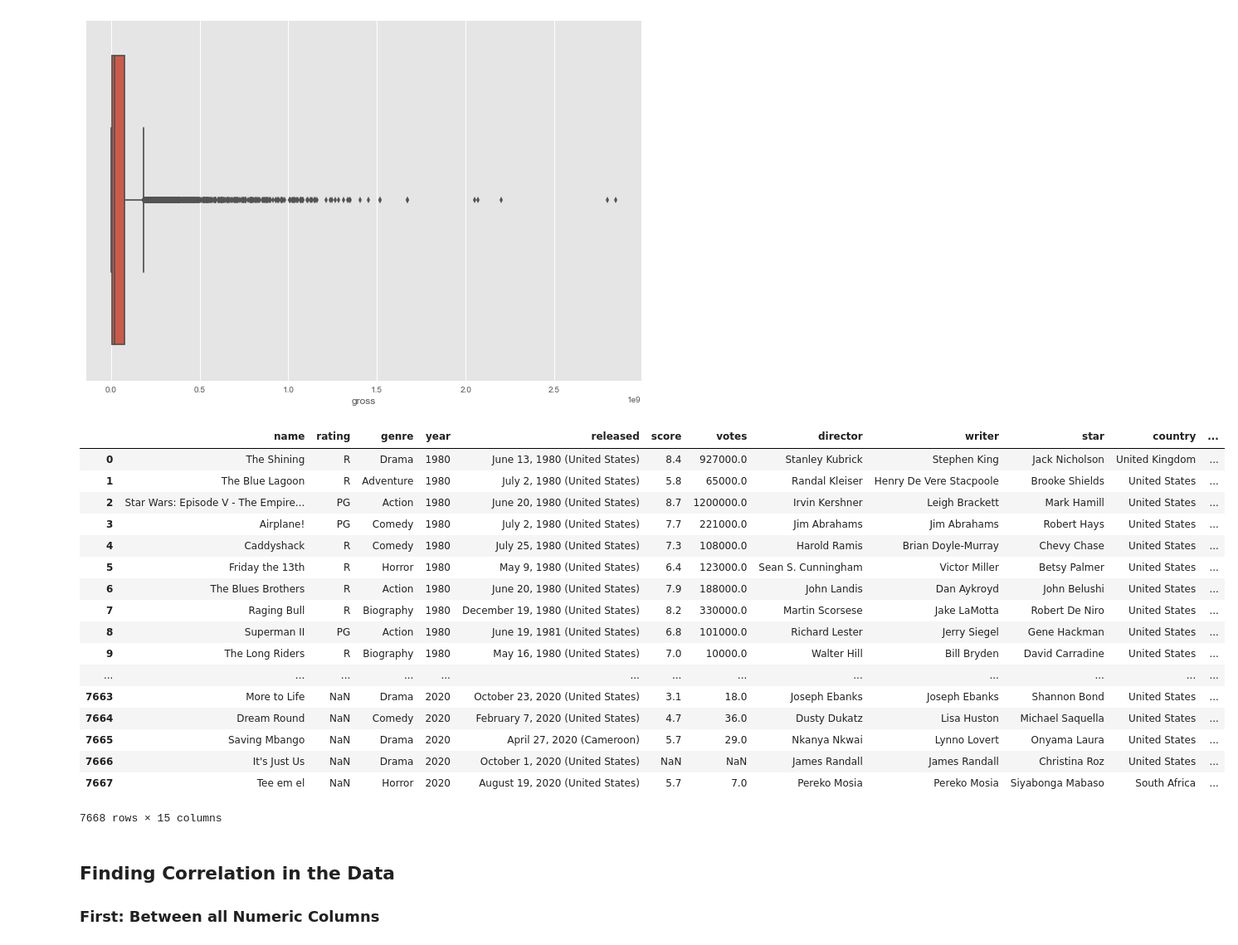
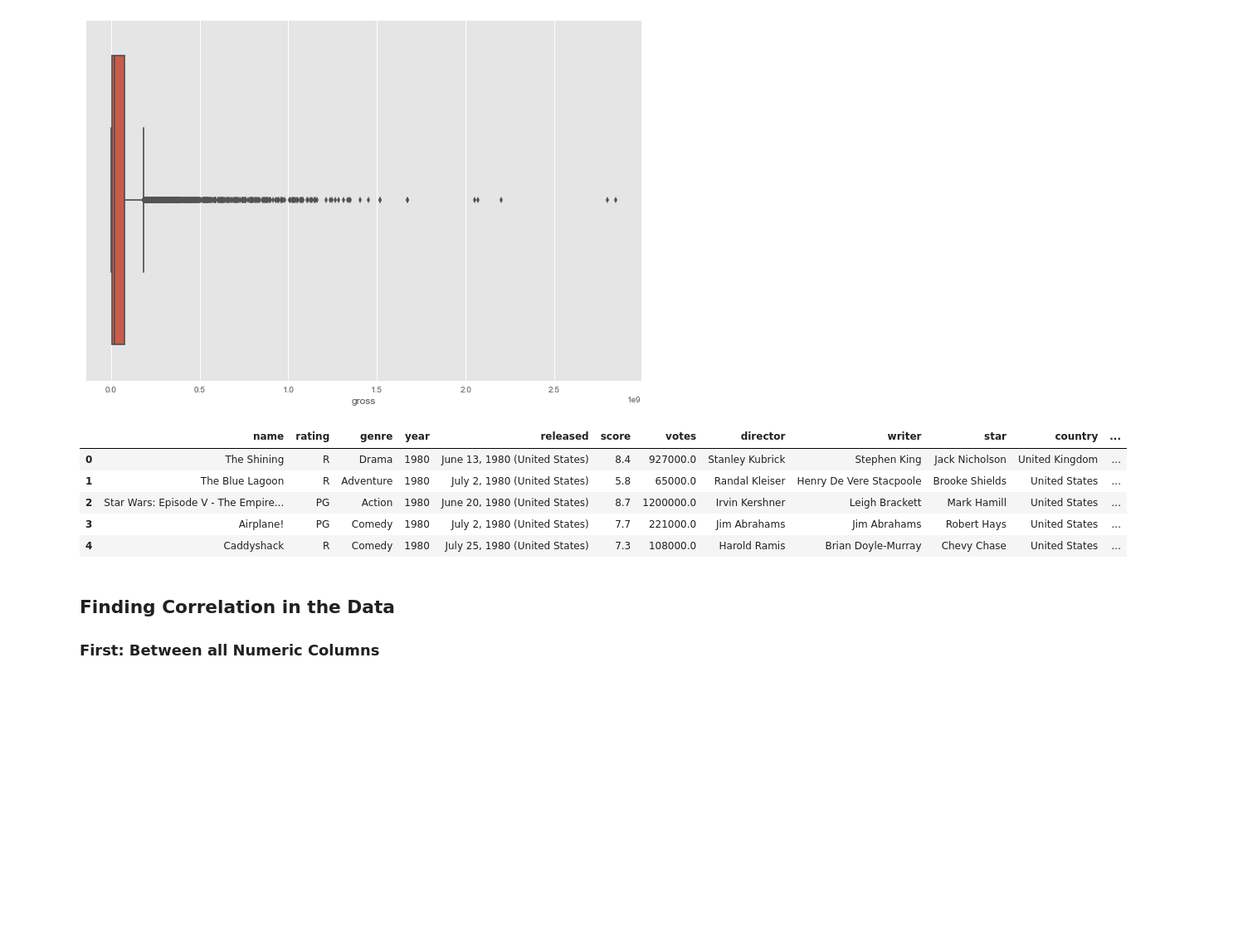
Before and after one commit to Odai509/PortfolioProjects, a Jupyter notebook: Movie Portfolio Project.ipynb, the cells around one changed output. Shown: that part at 83% size. Cells and saved outputs as stored; diff of their text form; code cells hidden in the pictures; blank space fills up the shorter version.

```diff
--- a/Movie Portfolio Project.ipynb
+++ b/Movie Portfolio Project.ipynb
@@ -101,7 +89,7 @@ df['votes'] = df['votes'].astype('int64')
 # %%
 # Sort data
 
-df.sort_values(by=['score'], inplace=False, ascending=False)
+df.sort_values(by=['score'], inplace=False, ascending=False).head()
 # %% [output]
 |  | name | rating | genre | year | released | score | votes | director | writer | star | country | ... |
 | 2443 | The Shawshank Redemption | R | Drama | 1994 | October 14, 1994 (United States) | 9.3 | 2400000.0 | Frank Darabont | Stephen King | Tim Robbins | United States | ... |
@@ -138,27 +114,15 @@ sns.boxplot(x = 'gross', data = df)
 # %%
 #Drop duplicates
 
 #df['company'].drop_duplicates().sort_values(ascending=False)
-df.drop_duplicates()
+df.drop_duplicates().head()
 # %% [output]
 |  | name | rating | genre | year | released | score | votes | director | writer | star | country | ... |
 | 0 | The Shining | R | Drama | 1980 | June 13, 1980 (United States) | 8.4 | 927000.0 | Stanley Kubrick | Stephen King | Jack Nicholson | United Kingdom | ... |
 | 1 | The Blue Lagoon | R | Adventure | 1980 | July 2, 1980 (United States) | 5.8 | 65000.0 | Randal Kleiser | Henry De Vere Stacpoole | Brooke Shields | United States | ... |
 | 2 | Star Wars: Episode V - The Empire... | PG | Action | 1980 | June 20, 1980 (United States) | 8.7 | 1200000.0 | Irvin Kershner | Leigh Brackett | Mark Hamill | United States | ... |
 | 3 | Airplane! | PG | Comedy | 1980 | July 2, 1980 (United States) | 7.7 | 221000.0 | Jim Abrahams | Jim Abrahams | Robert Hays | United States | ... |
 | 4 | Caddyshack | R | Comedy | 1980 | July 25, 1980 (United States) | 7.3 | 108000.0 | Harold Ramis | Brian Doyle-Murray | Chevy Chase | United States | ... |
-| 5 | Friday the 13th | R | Horror | 1980 | May 9, 1980 (United States) | 6.4 | 123000.0 | Sean S. Cunningham | Victor Miller | Betsy Palmer | United States | ... |
-| 6 | The Blues Brothers | R | Action | 1980 | June 20, 1980 (United States) | 7.9 | 188000.0 | John Landis | Dan Aykroyd | John Belushi | United States | ... |
-| 7 | Raging Bull | R | Biography | 1980 | December 19, 1980 (United States) | 8.2 | 330000.0 | Martin Scorsese | Jake LaMotta | Robert De Niro | United States | ... |
-| 8 | Superman II | PG | Action | 1980 | June 19, 1981 (United States) | 6.8 | 101000.0 | Richard Lester | Jerry Siegel | Gene Hackman | United States | ... |
-| 9 | The Long Riders | R | Biography | 1980 | May 16, 1980 (United States) | 7.0 | 10000.0 | Walter Hill | Bill Bryden | David Carradine | United States | ... |
-| ... | ... | ... | ... | ... | ... | ... | ... | ... | ... | ... | ... | ... |
-| 7663 | More to Life | NaN | Drama | 2020 | October 23, 2020 (United States) | 3.1 | 18.0 | Joseph Ebanks | Joseph Ebanks | Shannon Bond | United States | ... |
-| 7664 | Dream Round | NaN | Comedy | 2020 | February 7, 2020 (United States) | 4.7 | 36.0 | Dusty Dukatz | Lisa Huston | Michael Saquella | United States | ... |
-| 7665 | Saving Mbango | NaN | Drama | 2020 | April 27, 2020 (Cameroon) | 5.7 | 29.0 | Nkanya Nkwai | Lynno Lovert | Onyama Laura | United States | ... |
-| 7666 | It's Just Us | NaN | Drama | 2020 | October 1, 2020 (United States) | NaN | NaN | James Randall | James Randall | Christina Roz | United States | ... |
-| 7667 | Tee em el | NaN | Horror | 2020 | August 19, 2020 (United States) | 5.7 | 7.0 | Pereko Mosia | Pereko Mosia | Siyabonga Mabaso | South Africa | ... |
-7668 rows × 15 columns
 # %% [markdown]
 ## Finding Correlation in the Data
 
```
Also changed, not shown: parts of 2 cells of this notebook.
